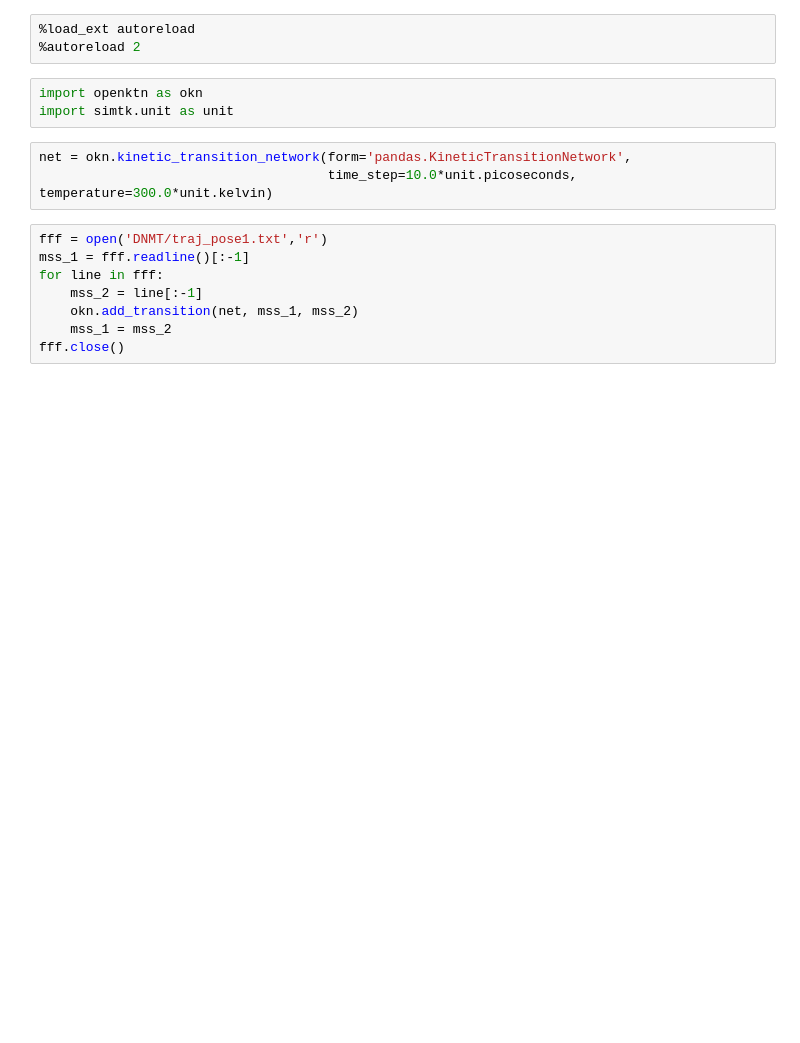
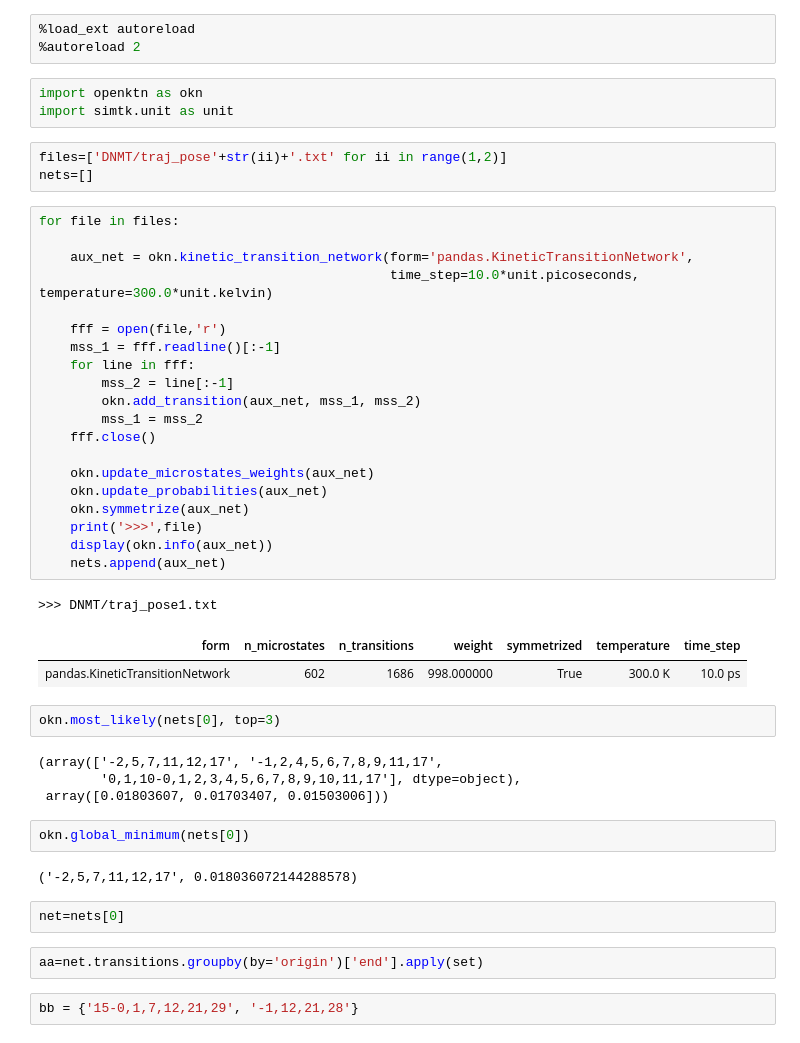
Before and after one commit to uibcdf/OpenKinLab, a Jupyter notebook: examples/Binding.ipynb, the cells around one changed output. Cells and saved outputs as stored; diff of their text form; blank space fills up the shorter version.

```diff
--- a/examples/Binding.ipynb
+++ b/examples/Binding.ipynb
@@ -4,14 +4,46 @@
 # %%
 import openktn as okn
 import simtk.unit as unit
-# %%
-net = okn.kinetic_transition_network(form='pandas.KineticTransitionNetwork',
-                                     time_step=10.0*unit.picoseconds, temperature=300.0*unit.kelvin)
+# %%
+files=['DNMT/traj_pose'+str(ii)+'.txt' for ii in range(1,2)]
+nets=[]
 # %%
-fff = open('DNMT/traj_pose1.txt','r')
-mss_1 = fff.readline()[:-1]
-for line in fff:
-    mss_2 = line[:-1]
-    okn.add_transition(net, mss_1, mss_2)
-    mss_1 = mss_2
-fff.close()
+for file in files:
+
+    aux_net = okn.kinetic_transition_network(form='pandas.KineticTransitionNetwork',
+                                             time_step=10.0*unit.picoseconds, temperature=300.0*unit.kelvin)
+
+    fff = open(file,'r')
+    mss_1 = fff.readline()[:-1]
+    for line in fff:
+        mss_2 = line[:-1]
+        okn.add_transition(aux_net, mss_1, mss_2)
+        mss_1 = mss_2
+    fff.close()
+
+    okn.update_microstates_weights(aux_net)
+    okn.update_probabilities(aux_net)
+    okn.symmetrize(aux_net)
+    print('>>>',file)
+    display(okn.info(aux_net))
+    nets.append(aux_net)
+# %% [output]
+>>> DNMT/traj_pose1.txt
+| form | n_microstates | n_transitions | weight | symmetrized | temperature | time_step |
+| pandas.KineticTransitionNetwork | 602 | 1686 | 998.000000 | True | 300.0 K | 10.0 ps |
+# %%
+okn.most_likely(nets[0], top=3)
+# %% [output]
+(array(['-2,5,7,11,12,17', '-1,2,4,5,6,7,8,9,11,17',
+        '0,1,10-0,1,2,3,4,5,6,7,8,9,10,11,17'], dtype=object),
+ array([0.01803607, 0.01703407, 0.01503006]))
+# %%
+okn.global_minimum(nets[0])
+# %% [output]
+('-2,5,7,11,12,17', 0.018036072144288578)
+# %%
+net=nets[0]
+# %%
+aa=net.transitions.groupby(by='origin')['end'].apply(set)
+# %%
+bb = {'15-0,1,7,12,21,29', '-1,12,21,28'}
```
Also changed, not shown: parts of 5 cells of this notebook, 5 other files.
